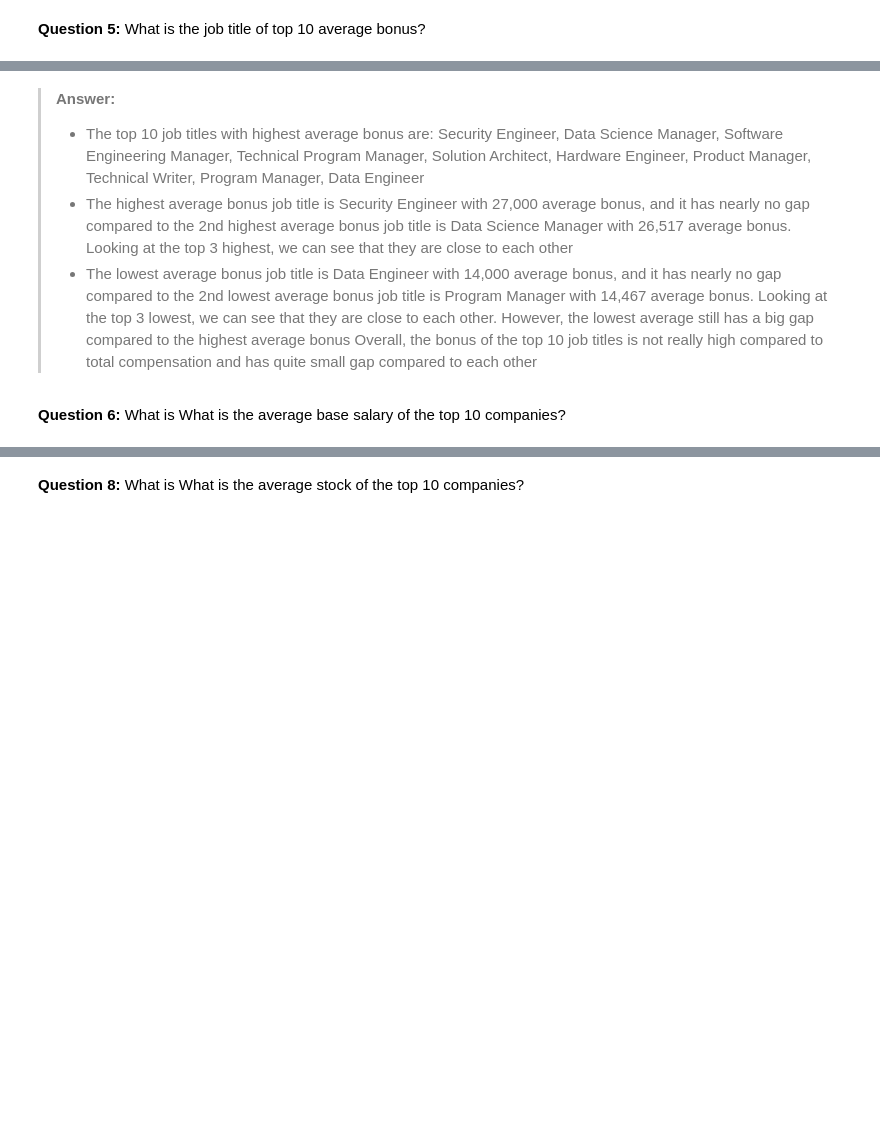
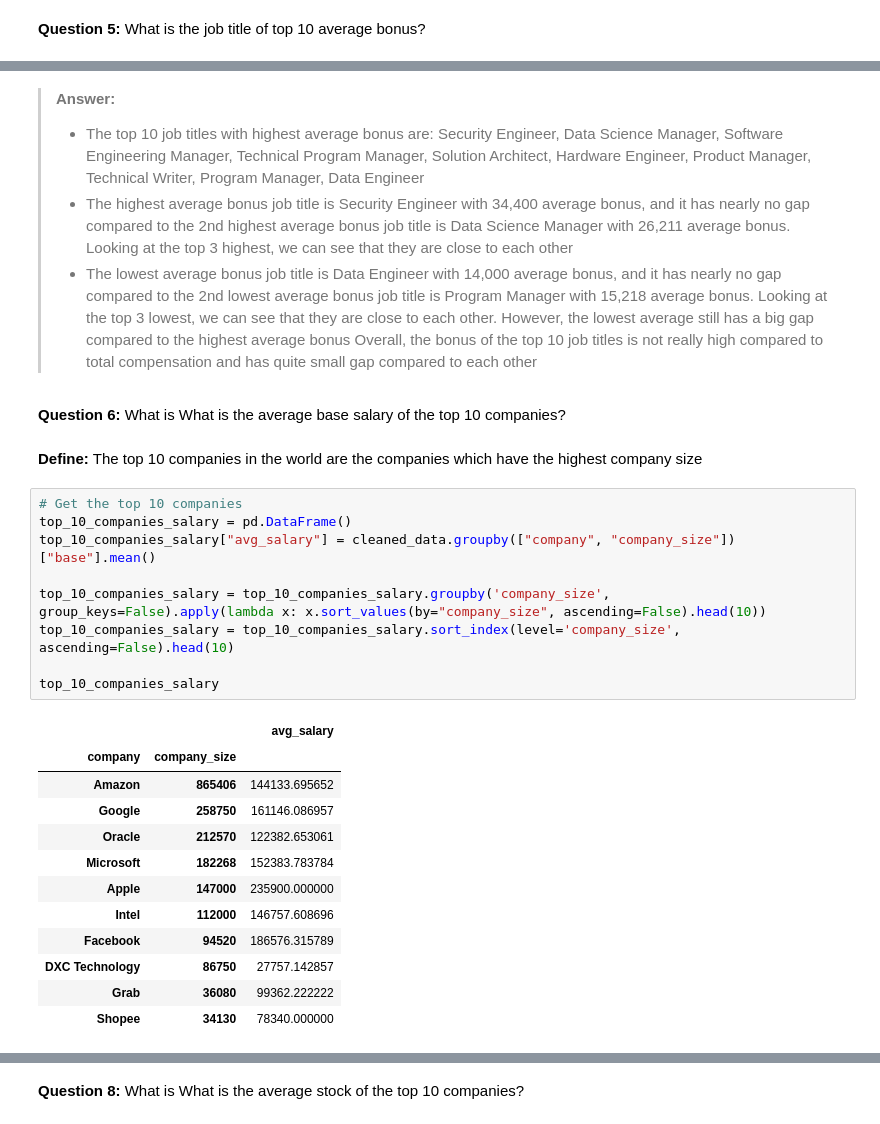
Before and after one commit to Namiscrea7or/SWE-Salary, a Jupyter notebook: notebooks/3-exploration.ipynb, the cells around one changed output, grey strips where cells are left out. Saved outputs shown, nothing was run; the diff lists cells and outputs as text; blank space fills up the shorter version.

```diff
--- a/notebooks/3-exploration.ipynb
+++ b/notebooks/3-exploration.ipynb
@@ -399,8 +399,32 @@ ax = sns.barplot(data=top_10_job_title_bonus, x="job_title", y= "avg_bonus", col
 # %% [markdown]
 > **Answer:**
 > - The top 10 job titles with highest average bonus are: Security Engineer, Data Science Manager, Software Engineering Manager, Technical Program Manager, Solution Architect, Hardware Engineer, Product Manager, Technical Writer, Program Manager, Data Engineer
-> - The highest average bonus job title is Security Engineer with 27,000 average bonus, and it has nearly no gap compared to the 2nd highest average bonus job title is Data Science Manager with 26,517 average bonus. Looking at the top 3 highest, we can see that they are close to each other
-> - The lowest average bonus job title is Data Engineer with 14,000 average bonus, and it has nearly no gap compared to the 2nd lowest average bonus job title is Program Manager with 14,467 average bonus. Looking at the top 3 lowest, we can see that they are close to each other. However, the lowest average still has a big gap compared to the highest average bonus
+> - The highest average bonus job title is Security Engineer with 34,400 average bonus, and it has nearly no gap compared to the 2nd highest average bonus job title is Data Science Manager with 26,211 average bonus. Looking at the top 3 highest, we can see that they are close to each other
+> - The lowest average bonus job title is Data Engineer with 14,000 average bonus, and it has nearly no gap compared to the 2nd lowest average bonus job title is Program Manager with 15,218 average bonus. Looking at the top 3 lowest, we can see that they are close to each other. However, the lowest average still has a big gap compared to the highest average bonus
 > Overall, the bonus of the top 10 job titles is not really high compared to total compensation and has quite small gap compared to each other
 # %% [markdown]
 **Question 6:** What is What is the average base salary of the top 10 companies?
+# %% [markdown]
+**Define:** The top 10 companies in the world are the companies which have the highest company size
+# %%
+# Get the top 10 companies
+top_10_companies_salary = pd.DataFrame()
+top_10_companies_salary["avg_salary"] = cleaned_data.groupby(["company", "company_size"])["base"].mean()
+
+top_10_companies_salary = top_10_companies_salary.groupby('company_size', group_keys=False).apply(lambda x: x.sort_values(by="company_size", ascending=False).head(10))
+top_10_companies_salary = top_10_companies_salary.sort_index(level='company_size', ascending=False).head(10)
+
+top_10_companies_salary
+# %% [output]
+|  |  | avg_salary |
+| company | company_size |  |
+| Amazon | 865406 | 144133.695652 |
+| Google | 258750 | 161146.086957 |
+| Oracle | 212570 | 122382.653061 |
+| Microsoft | 182268 | 152383.783784 |
+| Apple | 147000 | 235900.000000 |
+| Intel | 112000 | 146757.608696 |
+| Facebook | 94520 | 186576.315789 |
+| DXC Technology | 86750 | 27757.142857 |
+| Grab | 36080 | 99362.222222 |
+| Shopee | 34130 | 78340.000000 |
```
Also changed, not shown: parts of 9 cells of this notebook.
